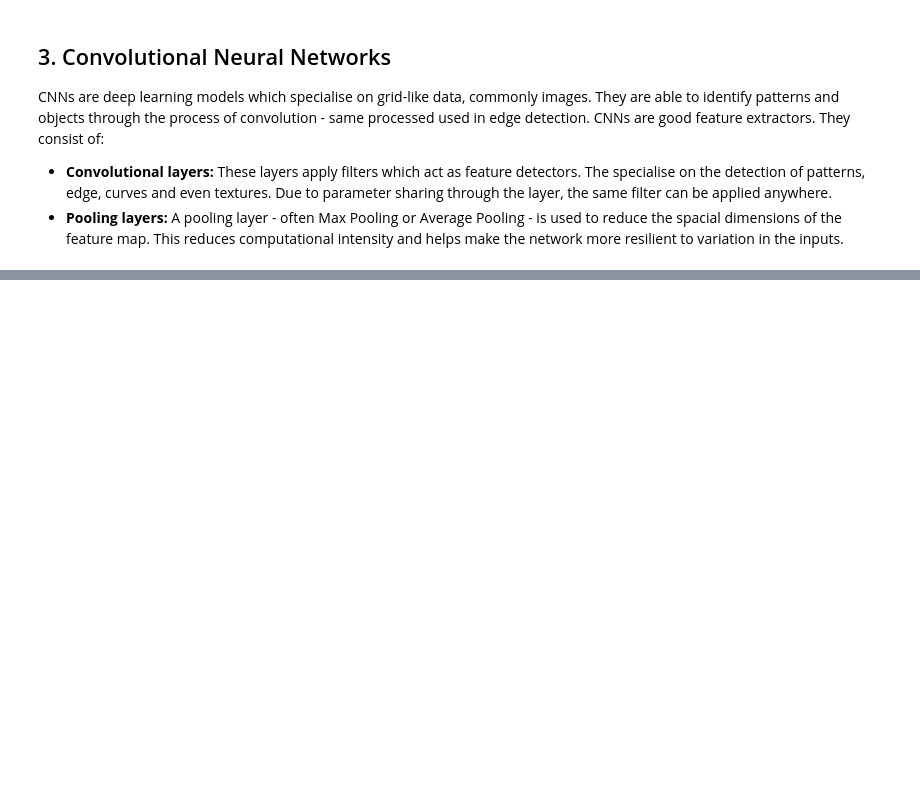
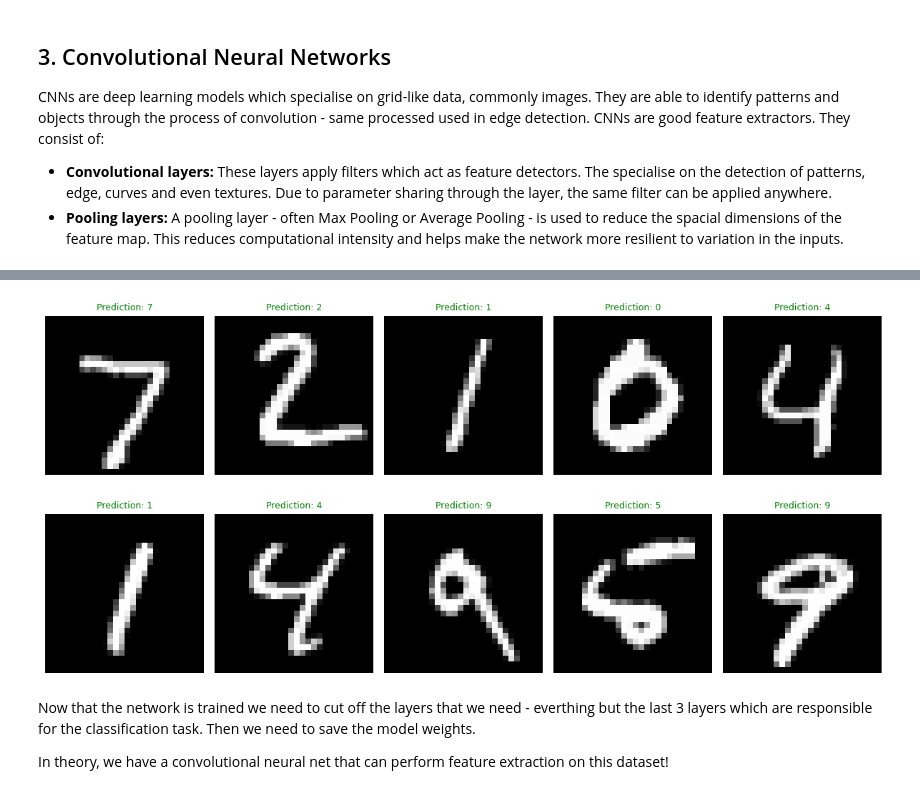
Before and after one commit to FilipposBatistatos/MNIST_ObjectDetection, a Jupyter notebook: detectionandposition.ipynb, the cells around one changed output, grey strips where cells are left out. Cells and saved outputs as stored; diff of their text form; code cells hidden in the pictures; blank space fills up the shorter version.

```diff
--- a/detectionandposition.ipynb
+++ b/detectionandposition.ipynb
@@ -424,0 +536,7 @@ They consist of:
+# %%
+train_loader, test_loader = load_mnist_data()
+
+device = 'cuda' if torch.cuda.is_available() else 'cpu'
+model = create_cnn_classifier()
+
+trained_model = train_classification(model, train_loader, test_loader, epochs=5, device=device)
@@ -424,0 +561,46 @@ They consist of:
+# %%
+def predict(model, image, device):
+    model.eval()
+    image = image.unsqueeze(0).to(device)
+
+    with torch.no_grad():
+        raw_outputs = model(image)
+        _, predicted = torch.max(raw_outputs.data, 1)
+
+    return predicted.item()
+# %%
+fig, axes = plt.subplots(2, 5, figsize=(12, 6))
+device = torch.device('cpu')
+
+test_iter = iter(test_loader)
+
+images, labels = next(test_iter)
+images, labels = images.to(device), labels.to(device)
+
+for i in range(10):
+    image = images[i]
+    label = labels[i].item()
+
+    prediction = predict(trained_model, image, device)
+
+    row = i // 5
+    col = i % 5
+
+    axes[row, col].imshow(image.cpu().squeeze().numpy(), cmap='gray')
+    if prediction == label:
+        title_color = 'green'
+    else:
+        title_color = 'red'
+
+    title = f"Prediction: {prediction}"
+    axes[row, col].set_title(title, color=title_color, fontsize=9)
+    axes[row, col].axis('off')
+
+plt.tight_layout()
+plt.show()
+# %% [output]
+[figure, added]
+# %% [markdown]
+Now that the network is trained we need to cut off the layers that we need - everthing but the last 3 layers which are responsible for the classification task. Then we need to save the model weights.
+
+In theory, we have a convolutional neural net that can perform feature extraction on this dataset!
```
Also changed, not shown: parts of 10 cells of this notebook.
